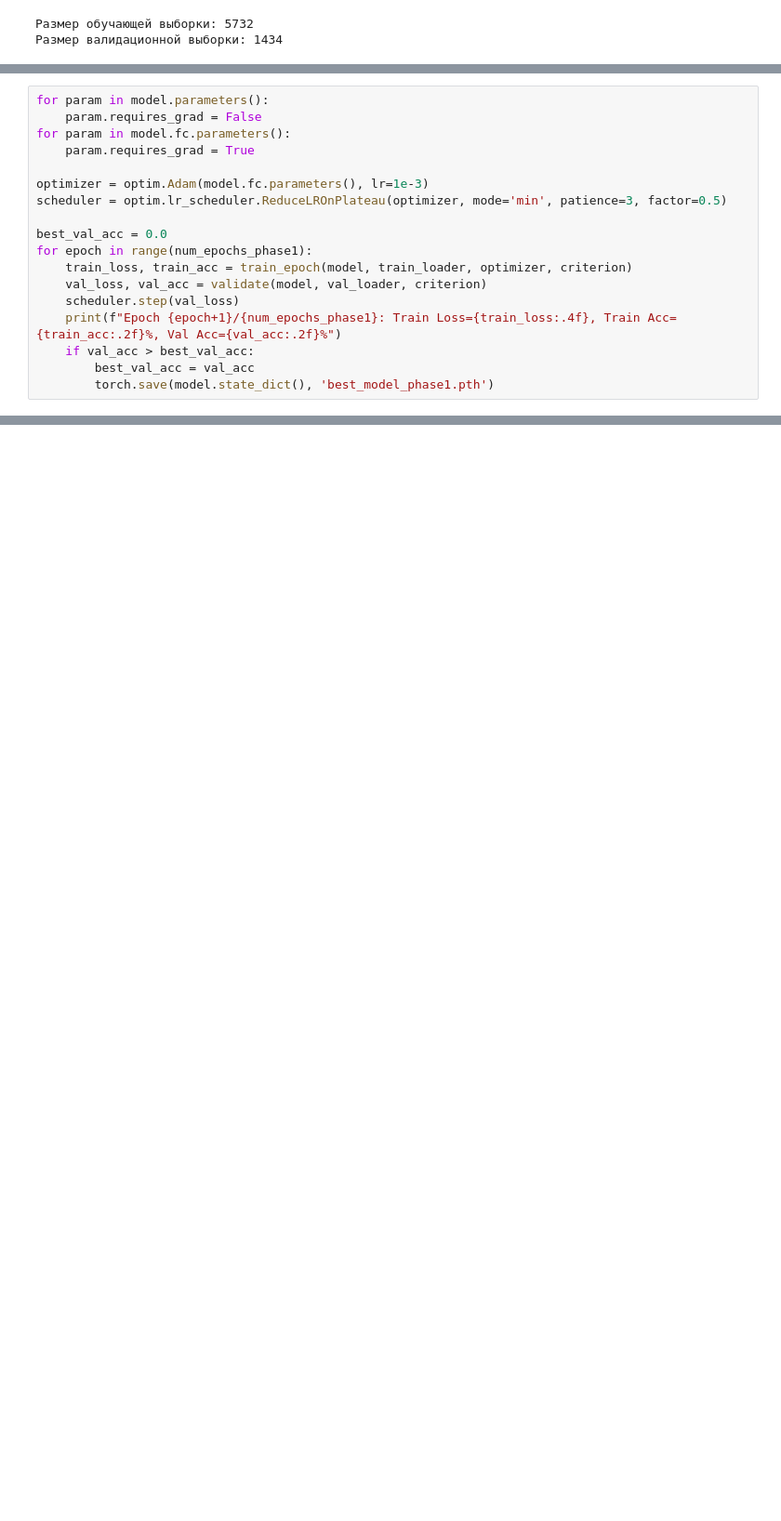
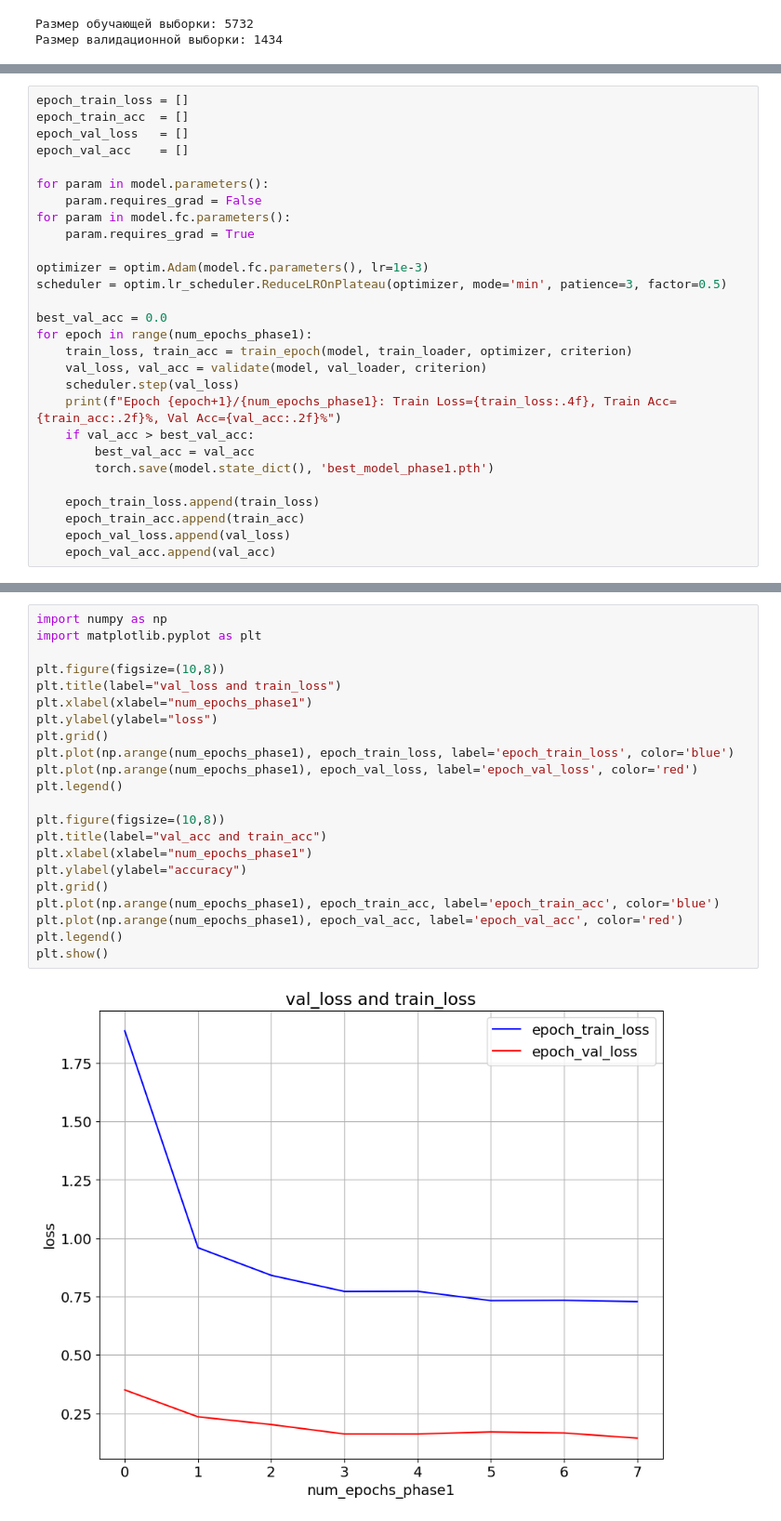
Before and after one commit to frest1ler/ml_homework, a Jupyter notebook: lab02_deep_learning/Lab2_DL_parts_4_and_5_optional.ipynb, the cells around one changed output, grey strips where cells are left out. Shown at 93% size. Saved outputs shown, nothing was run; the diff lists cells and outputs as text; blank space fills up the shorter version.

Commit message:
saved model tuning resnet
refactoring: added saving model tuning resnet, achieved 0.97 accuracy

```diff
--- a/lab02_deep_learning/Lab2_DL_parts_4_and_5_optional.ipynb
+++ b/lab02_deep_learning/Lab2_DL_parts_4_and_5_optional.ipynb
@@ -347,4 +350,9 @@ def validate(model, loader, criterion):
 # %%
+epoch_train_loss = []
+epoch_train_acc  = []
+epoch_val_loss   = []
+epoch_val_acc    = []
+
 for param in model.parameters():
     param.requires_grad = False
 for param in model.fc.parameters():
@@ -362,3 +370,8 @@ for epoch in range(num_epochs_phase1):
     if val_acc > best_val_acc:
         best_val_acc = val_acc
         torch.save(model.state_dict(), 'best_model_phase1.pth')
+
+    epoch_train_loss.append(train_loss)
+    epoch_train_acc.append(train_acc)
+    epoch_val_loss.append(val_loss)
+    epoch_val_acc.append(val_acc)
@@ -364,0 +387,24 @@ for epoch in range(num_epochs_phase1):
+# %%
+import numpy as np
+import matplotlib.pyplot as plt
+
+plt.figure(figsize=(10,8))
+plt.title(label="val_loss and train_loss")
+plt.xlabel(xlabel="num_epochs_phase1")
+plt.ylabel(ylabel="loss")
+plt.grid()
+plt.plot(np.arange(num_epochs_phase1), epoch_train_loss, label='epoch_train_loss', color='blue')
+plt.plot(np.arange(num_epochs_phase1), epoch_val_loss, label='epoch_val_loss', color='red')
+plt.legend()
+
+plt.figure(figsize=(10,8))
+plt.title(label="val_acc and train_acc")
+plt.xlabel(xlabel="num_epochs_phase1")
+plt.ylabel(ylabel="accuracy")
+plt.grid()
+plt.plot(np.arange(num_epochs_phase1), epoch_train_acc, label='epoch_train_acc', color='blue')
+plt.plot(np.arange(num_epochs_phase1), epoch_val_acc, label='epoch_val_acc', color='red')
+plt.legend()
+plt.show()
+# %% [output]
+[figure, added]
```
Also changed, not shown: parts of 8 cells of this notebook.
